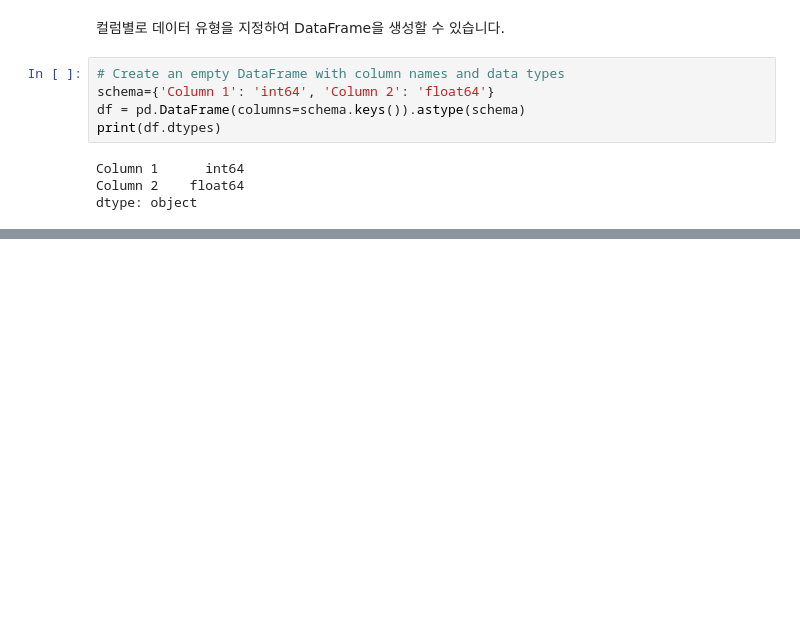
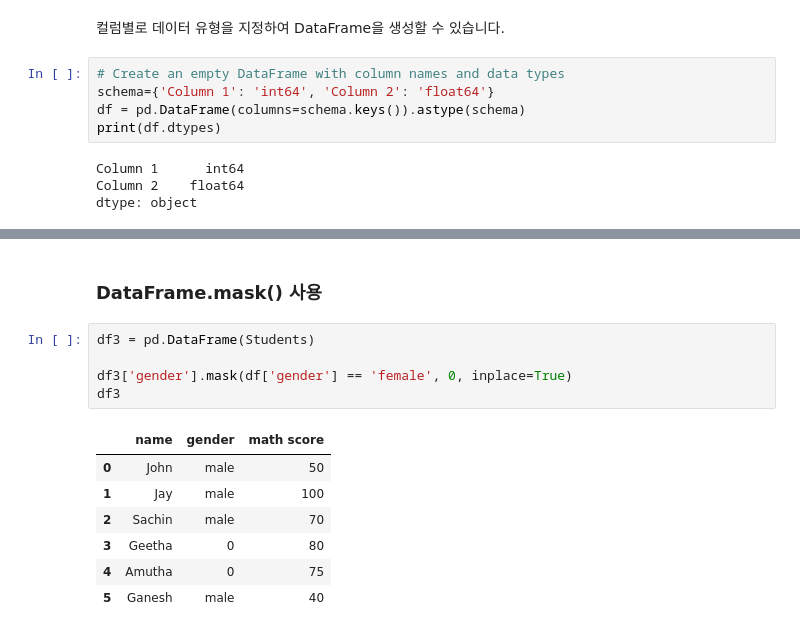
Before and after one commit to trvoid/ml-study, a Jupyter notebook: python-basics/pandas-basics.ipynb, the cells around one changed output, grey strips where cells are left out. Cells and saved outputs as stored; diff of their text form; blank space fills up the shorter version.

```diff
--- a/python-basics/pandas-basics.ipynb
+++ b/python-basics/pandas-basics.ipynb
@@ -345,0 +411,15 @@ dtype: object
+# %% [markdown]
+### DataFrame.mask() 사용
+# %%
+df3 = pd.DataFrame(Students)
+
+df3['gender'].mask(df['gender'] == 'female', 0, inplace=True)
+df3
+# %% [output]
+|  | name | gender | math score |
+| 0 | John | male | 50 |
+| 1 | Jay | male | 100 |
+| 2 | Sachin | male | 70 |
+| 3 | Geetha | 0 | 80 |
+| 4 | Amutha | 0 | 75 |
+| 5 | Ganesh | male | 40 |
```
Also changed, not shown: parts of 26 cells of this notebook.
